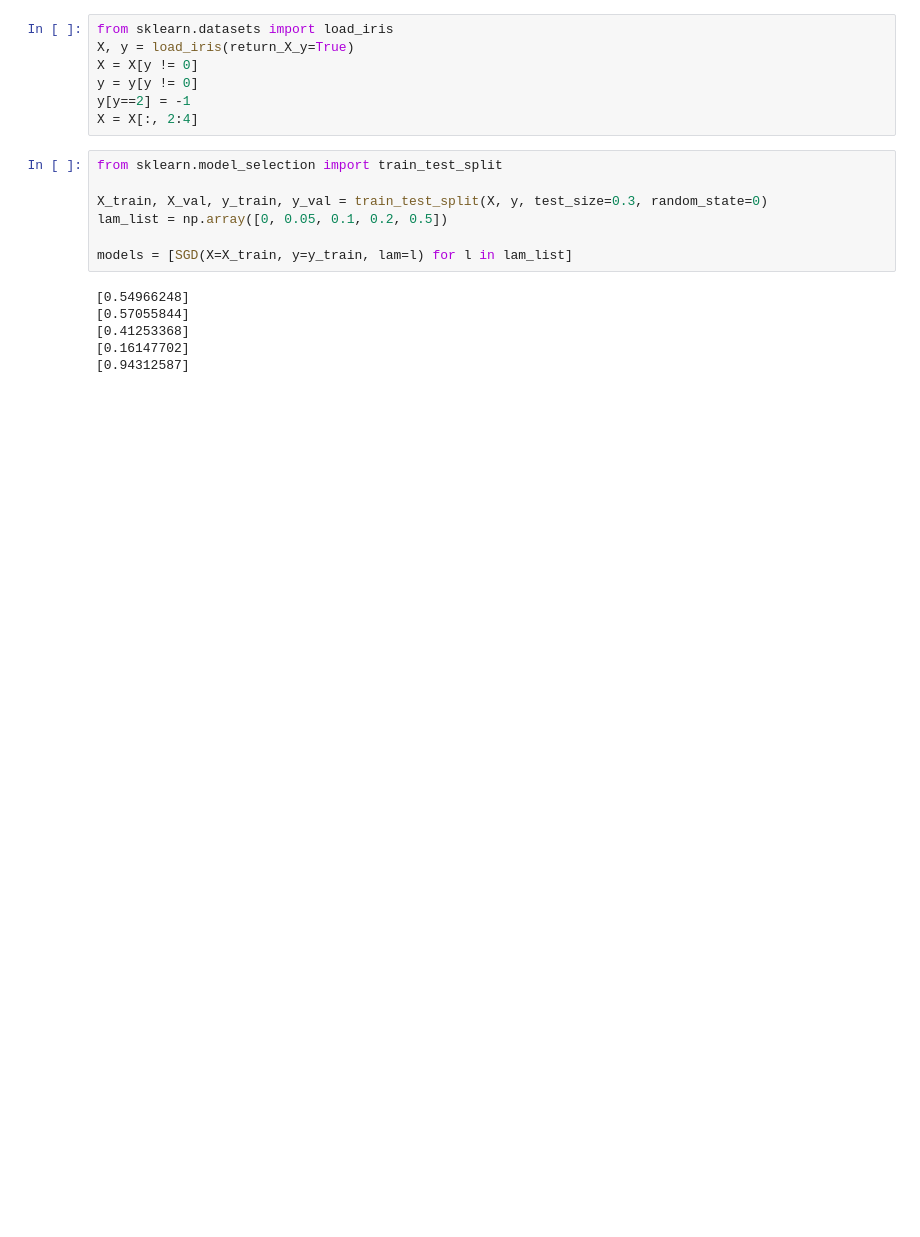
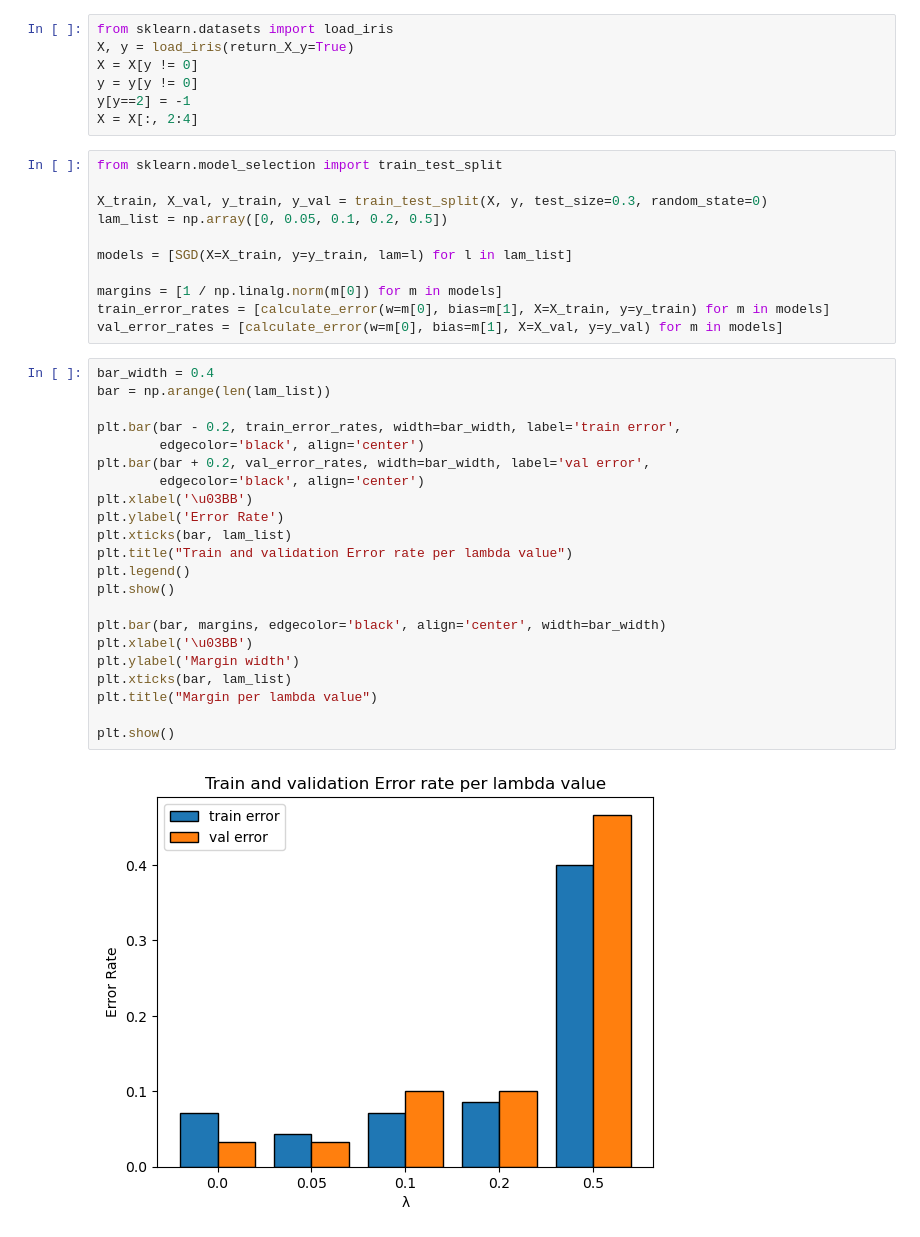
Before and after one commit to yogev-namir/ML1_SGD, a Jupyter notebook: Q2.ipynb, the cells around one changed output. Saved outputs shown, nothing was run; the diff lists cells and outputs as text; blank space fills up the shorter version.

```diff
--- a/Q2.ipynb
+++ b/Q2.ipynb
@@ -63,9 +62,31 @@ X_train, X_val, y_train, y_val = train_test_split(X, y, test_size=0.3, random_st
 lam_list = np.array([0, 0.05, 0.1, 0.2, 0.5])
 
 models = [SGD(X=X_train, y=y_train, lam=l) for l in lam_list]
+
+margins = [1 / np.linalg.norm(m[0]) for m in models]
+train_error_rates = [calculate_error(w=m[0], bias=m[1], X=X_train, y=y_train) for m in models]
+val_error_rates = [calculate_error(w=m[0], bias=m[1], X=X_val, y=y_val) for m in models]
-# %% [output]
-[0.54966248]
-[0.57055844]
-[0.41253368]
-[0.16147702]
-[0.94312587]
+# %%
+bar_width = 0.4
+bar = np.arange(len(lam_list))
+
+plt.bar(bar - 0.2, train_error_rates, width=bar_width, label='train error',
+        edgecolor='black', align='center')
+plt.bar(bar + 0.2, val_error_rates, width=bar_width, label='val error',
+        edgecolor='black', align='center')
+plt.xlabel('\u03BB')
+plt.ylabel('Error Rate')
+plt.xticks(bar, lam_list)
+plt.title("Train and validation Error rate per lambda value")
+plt.legend()
+plt.show()
+
+plt.bar(bar, margins, edgecolor='black', align='center', width=bar_width)
+plt.xlabel('\u03BB')
+plt.ylabel('Margin width')
+plt.xticks(bar, lam_list)
+plt.title("Margin per lambda value")
+
+plt.show()
+# %% [output]
+[figure, added]
```
Also changed, not shown: parts of 9 cells of this notebook, 2 other files.
